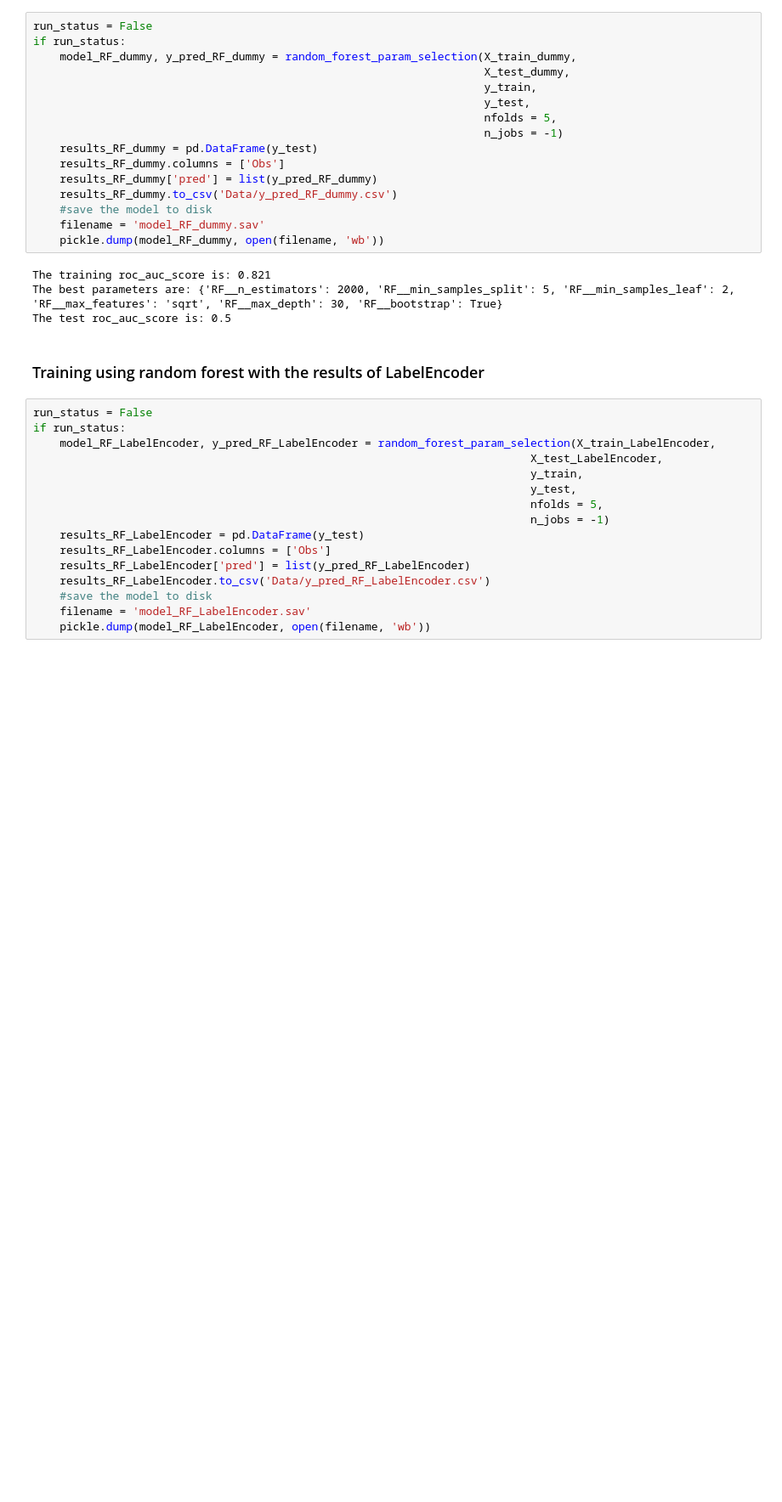
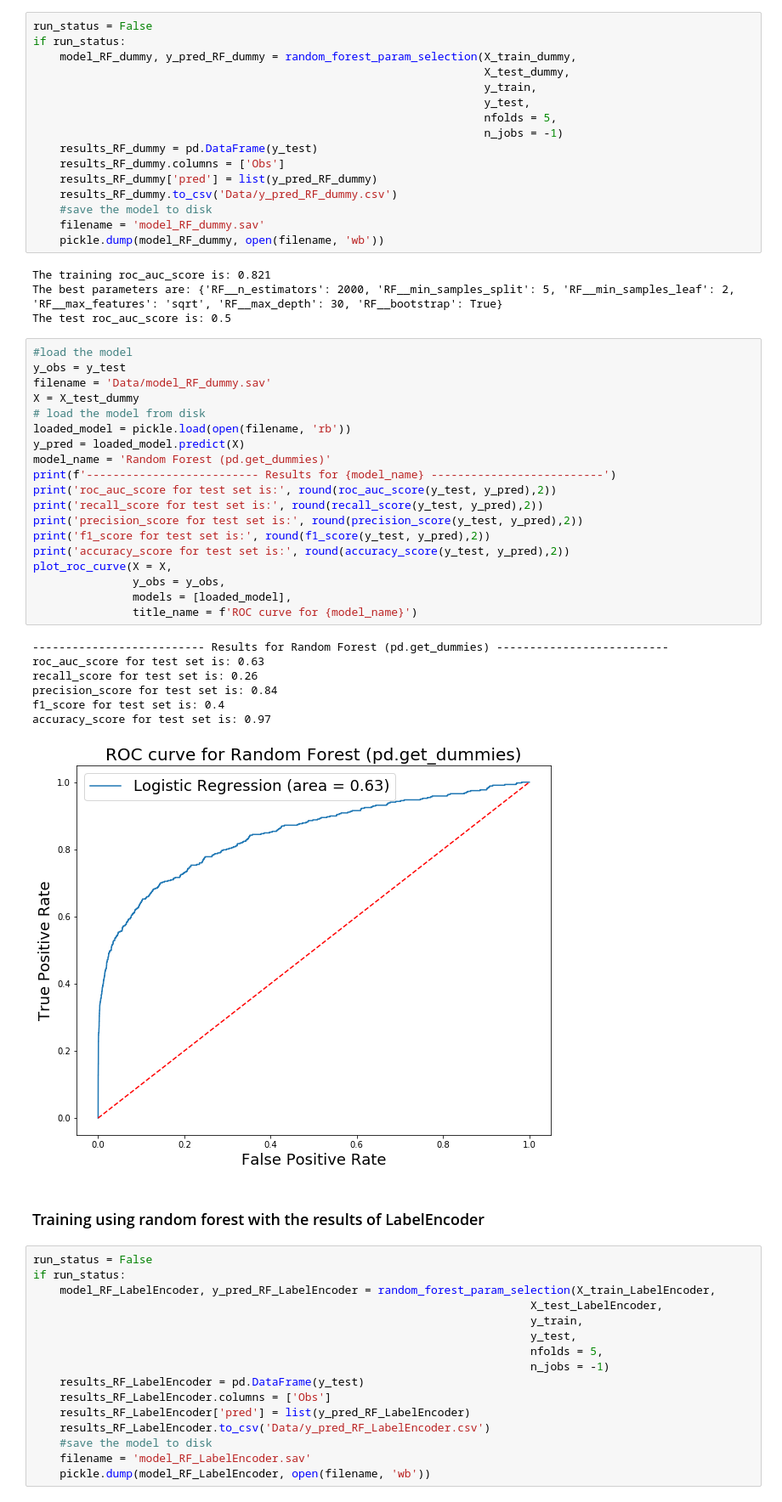
Before and after one commit to sharonk515/IEEE_CIS_Fraud_Detection_Project, a Jupyter notebook: Main_IEEE.ipynb, the cells around one changed output. Shown at 85% size. Saved outputs shown, nothing was run; the diff lists cells and outputs as text; blank space fills up the shorter version.

```diff
--- a/Main_IEEE.ipynb
+++ b/Main_IEEE.ipynb
@@ -343,6 +383,33 @@ if run_status:
 The training roc_auc_score is: 0.821
 The best parameters are: {'RF__n_estimators': 2000, 'RF__min_samples_split': 5, 'RF__min_samples_leaf': 2, 'RF__max_features': 'sqrt', 'RF__max_depth': 30, 'RF__bootstrap': True}
 The test roc_auc_score is: 0.5
+# %%
+#load the model
+y_obs = y_test
+filename = 'Data/model_RF_dummy.sav'
+X = X_test_dummy
+# load the model from disk
+loaded_model = pickle.load(open(filename, 'rb'))
+y_pred = loaded_model.predict(X)
+model_name = 'Random Forest (pd.get_dummies)'
+print(f'-------------------------- Results for {model_name} --------------------------')
+print('roc_auc_score for test set is:', round(roc_auc_score(y_test, y_pred),2))
+print('recall_score for test set is:', round(recall_score(y_test, y_pred),2))
+print('precision_score for test set is:', round(precision_score(y_test, y_pred),2))
+print('f1_score for test set is:', round(f1_score(y_test, y_pred),2))
+print('accuracy_score for test set is:', round(accuracy_score(y_test, y_pred),2))
+plot_roc_curve(X = X,
+               y_obs = y_obs,
+               models = [loaded_model],
+               title_name = f'ROC curve for {model_name}')
+# %% [output]
+-------------------------- Results for Random Forest (pd.get_dummies) --------------------------
+roc_auc_score for test set is: 0.63
+recall_score for test set is: 0.26
+precision_score for test set is: 0.84
+f1_score for test set is: 0.4
+accuracy_score for test set is: 0.97
+[figure, added]
 # %% [markdown]
 ### Training using random forest with the results of LabelEncoder
 # %%
```
Also changed, not shown: parts of 21 cells of this notebook, 5 other files.
